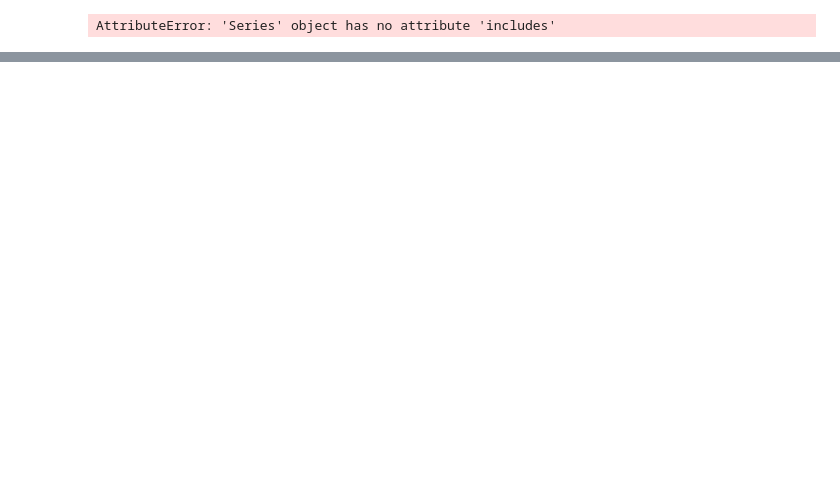
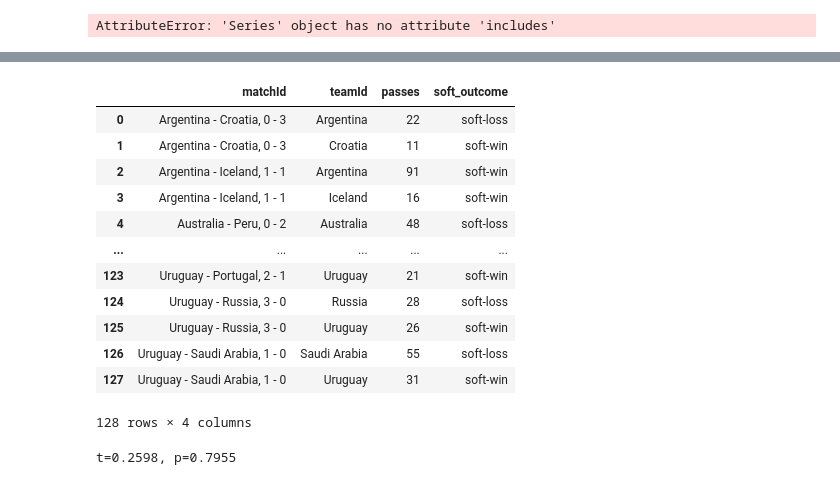
Before and after one commit to nkmwicz/python-classwork2025f, a Jupyter notebook: 13.2-c2n-cont.ipynb, the cells around one changed output, grey strips where cells are left out. Drawn from its saved outputs; the diff is of its cells as text; code cells hidden in the pictures; blank space fills up the shorter version.

Commit message:
added new work on soft wins

```diff
--- a/13.2-c2n-cont.ipynb
+++ b/13.2-c2n-cont.ipynb
@@ -113,0 +176,28 @@ f=0.41, p=0.67
+# %%
+# t-test with soft wins
+
+def get_soft_outcome(row):
+    matchId = row["matchId"]
+    teamId = row["teamId"]
+
+    teams, scores = matchId.split(",")
+    home, away = teams.split("-")
+    home_score, away_score = scores.split("-")
+    away_score = away_score.split("(")[0]
+    home_score = int(home_score)
+    away_score = int(away_score)
+    if home_score == away_score:
+        return "soft-win"
+    if home_score > away_score:
+        if home.strip().lower() == teamId.strip().lower():
+            return "soft-win"
+        else:
+            return "soft-loss"
+    else:
+        if away.strip().lower() == teamId.strip().lower():
+            return "soft-win"
+        else:
+            return "soft-loss"
+
+df['soft-outcome'] = df.apply(get_soft_outcome, axis=1)
+df.head()
@@ -113,0 +211,28 @@ f=0.41, p=0.67
+# %%
+soft_group = df.groupby(['matchId', 'teamId']).agg(
+    passes=('pass_a3', 'sum'),
+    soft_outcome=('soft-outcome', 'first')
+).reset_index()
+soft_group
+# %% [output]
+|  | matchId | teamId | passes | soft_outcome |
+| 0 | Argentina - Croatia, 0 - 3 | Argentina | 22 | soft-loss |
+| 1 | Argentina - Croatia, 0 - 3 | Croatia | 11 | soft-win |
+| 2 | Argentina - Iceland, 1 - 1 | Argentina | 91 | soft-win |
+| 3 | Argentina - Iceland, 1 - 1 | Iceland | 16 | soft-win |
+| 4 | Australia - Peru, 0 - 2 | Australia | 48 | soft-loss |
+| ... | ... | ... | ... | ... |
+| 123 | Uruguay - Portugal, 2 - 1 | Uruguay | 21 | soft-win |
+| 124 | Uruguay - Russia, 3 - 0 | Russia | 28 | soft-loss |
+| 125 | Uruguay - Russia, 3 - 0 | Uruguay | 26 | soft-win |
+| 126 | Uruguay - Saudi Arabia, 1 - 0 | Saudi Arabia | 55 | soft-loss |
+| 127 | Uruguay - Saudi Arabia, 1 - 0 | Uruguay | 31 | soft-win |
+128 rows × 4 columns
+# %%
+soft_wins = soft_group.loc[soft_group['soft_outcome']=='soft-win', 'passes']
+soft_losses = soft_group.loc[soft_group['soft_outcome']=='soft-loss', 'passes']
+
+t, p = stats.ttest_ind(soft_wins, soft_losses)
+print(f"t={t:.4f}, p={p:.4f}")
+# %% [output]
+t=0.2598, p=0.7955
```
Also changed, not shown: parts of 12 cells of this notebook.
